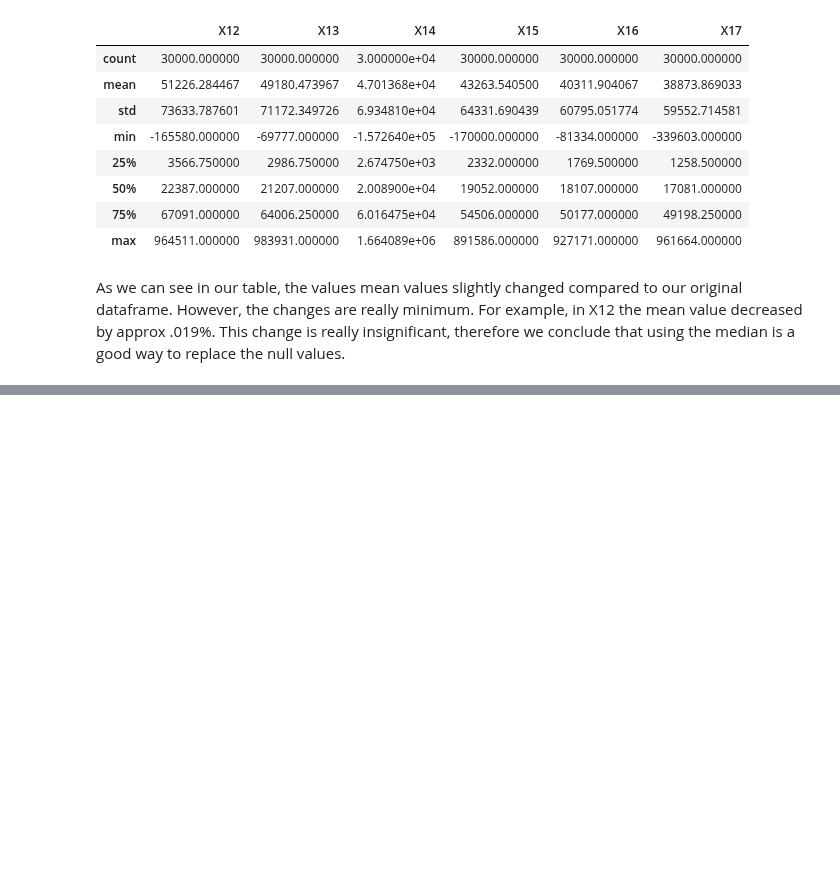
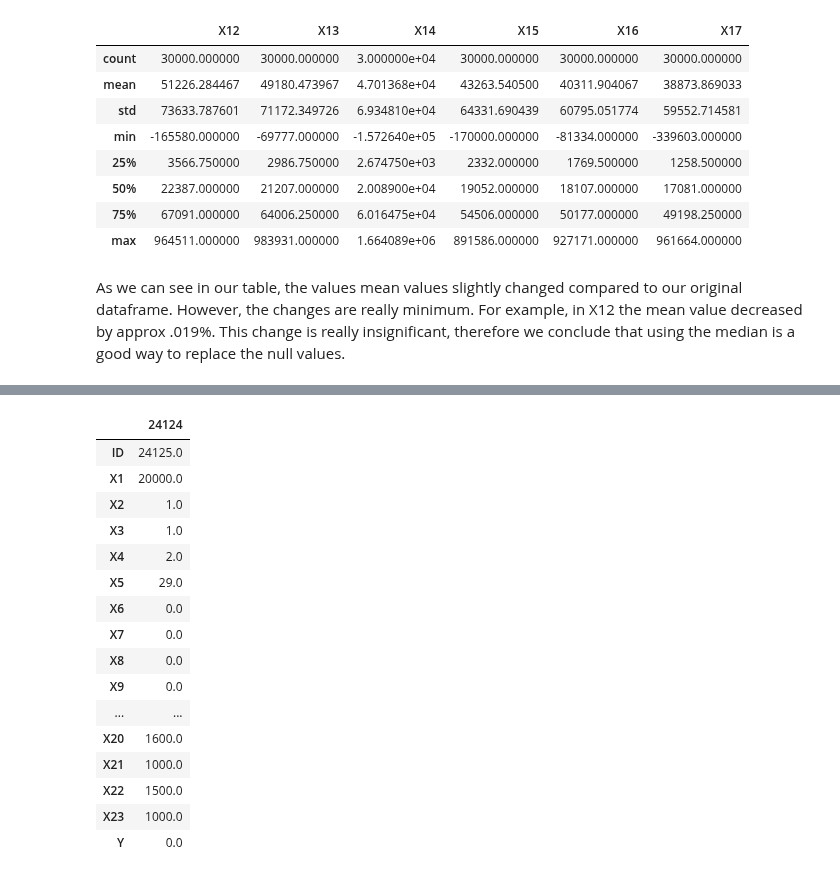
Before and after one commit to PosgradoMNA/actividades-del-projecto-team-1, a Jupyter notebook: Limpieza_de_Datos.ipynb, the cells around one changed output, grey strips where cells are left out. Cells and saved outputs as stored; diff of their text form; code cells hidden in the pictures; blank space fills up the shorter version.

```diff
--- a/Limpieza_de_Datos.ipynb
+++ b/Limpieza_de_Datos.ipynb
@@ -415,0 +486,20 @@ As we can see in our table, the values mean values slightly changed compared to
+# %%
+dataframe9[dataframe9['ID']== 24125].transpose()
+# %% [output]
+|  | 24124 |
+| ID | 24125.0 |
+| X1 | 20000.0 |
+| X2 | 1.0 |
+| X3 | 1.0 |
+| X4 | 2.0 |
+| X5 | 29.0 |
+| X6 | 0.0 |
+| X7 | 0.0 |
+| X8 | 0.0 |
+| X9 | 0.0 |
+| ... | ... |
+| X20 | 1600.0 |
+| X21 | 1000.0 |
+| X22 | 1500.0 |
+| X23 | 1000.0 |
+| Y | 0.0 |
```
Also changed, not shown: parts of 13 cells of this notebook.
